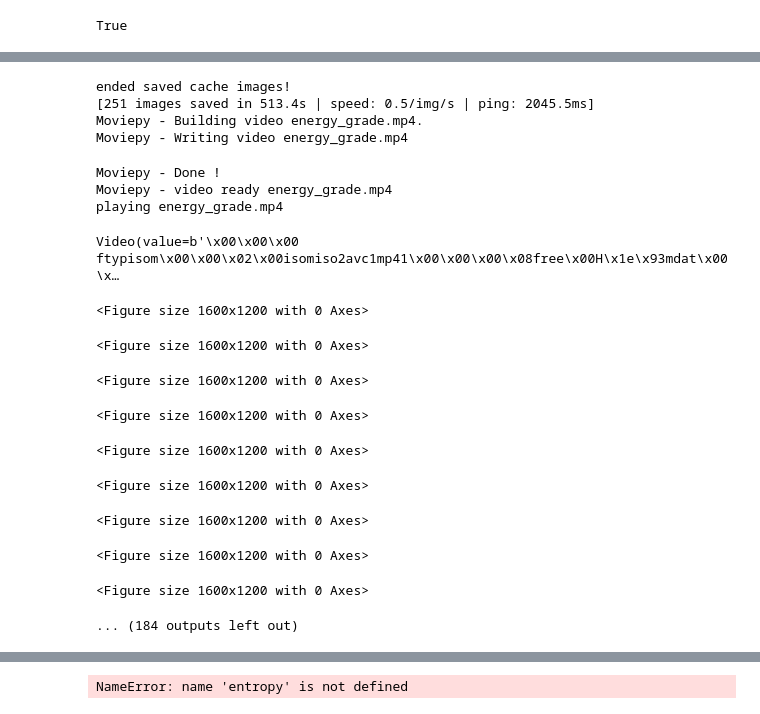
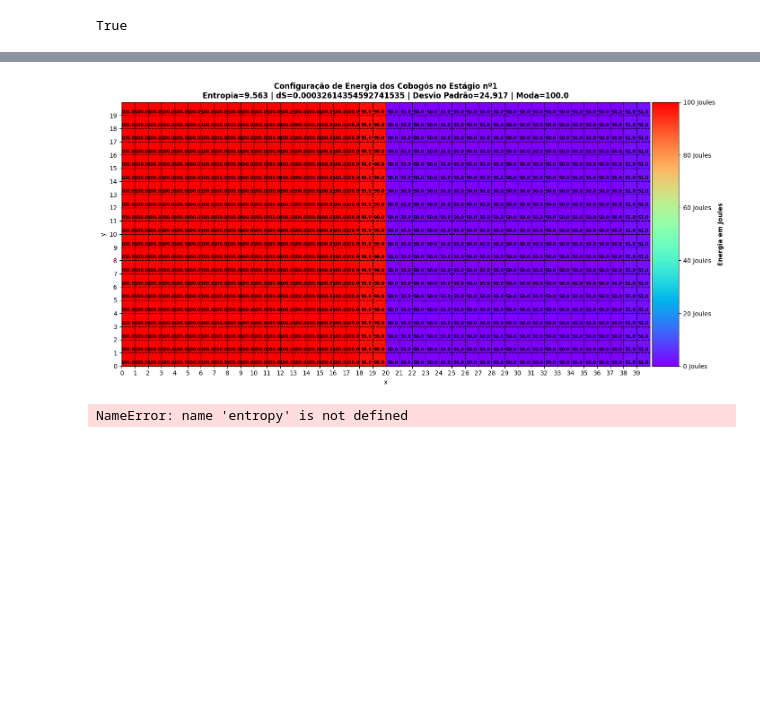
Before and after one commit to reinanbrNotebooks/Colab_Notebooks, a Jupyter notebook: grade_termodinamica.ipynb, the cells around one changed output, grey strips where cells are left out. Saved outputs shown, nothing was run; the diff lists cells and outputs as text; code cells hidden in the pictures; blank space fills up the shorter version.

```diff
--- a/grade_termodinamica.ipynb
+++ b/grade_termodinamica.ipynb
@@ -245,11 +274,13 @@ size = 40
 
 base_img = new_img_list[0]
 norm = plt.Normalize(vmin=base_img.min(), vmax=base_img.max())
+ds = np.gradient(s_list)
+
 def plot_main(i,plt):
   img_ = np.copy(new_img_list[i])
   fig = plt.figure(figsize=(16, 12))
   ax = fig.add_subplot(111)
-  cx = plt.imshow(plt.cm.rainbow(norm(img_)),extent=extent,origin='lower', interpolation='None')
+  cx = plt.imshow(plt.cm.rainbow(norm(img_)),cmap=plt.cm.rainbow,extent=extent,origin='lower', interpolation='None')
   ax = plt.gca()
   ax.set_xticks(np.arange(0, 40, 1))
   ax.set_yticks(np.arange(0, 20, 1))
@@ -258,6 +289,14 @@ def plot_main(i,plt):
   plt.xlabel("x")
   plt.ylabel("y")
   plt.grid(c='black',ls='--',lw=1)
+
+  s_ = s_list[i]
+
+  mod_ = mod_list[i]
+  std_ = std_list[i]
+
+
+  plt.title(f"Configuração de Energia dos Cobogós no Estágio nº{i}\nEntropia={s_:.3f} | dS={ds[i]} | Desvio Padrão={std_:.3f} | Moda={mod_:.1f}",fontweight='bold')
 
   divider = make_axes_locatable(ax)
   cax = divider.append_axes("right", size="5%", pad=0.05)
@@ -285,26 +324,10 @@ def plot_main(i,plt):
   return plt
 
 
-#plot_main(250,plt)
+#plot_main(0,plt)
 animate = ap(N_list,plot_main)
 animate.render_cache()
 animate.render_mp4('energy_grade.mp4',fps=6)
-# %% [output]
-ended saved cache images!
-[251 images saved in 513.4s | speed: 0.5/img/s | ping: 2045.5ms]
-Moviepy - Building video energy_grade.mp4.
-Moviepy - Writing video energy_grade.mp4
-Moviepy - Done !
-Moviepy - video ready energy_grade.mp4
-playing energy_grade.mp4
-Video(value=b'\x00\x00\x00 ftypisom\x00\x00\x02\x00isomiso2avc1mp41\x00\x00\x00\x08free\x00H\x1e\x93mdat\x00\x…
-<Figure size 1600x1200 with 0 Axes>
-<Figure size 1600x1200 with 0 Axes>
-<Figure size 1600x1200 with 0 Axes>
-<Figure size 1600x1200 with 0 Axes>
-<Figure size 1600x1200 with 0 Axes>
-<Figure size 1600x1200 with 0 Axes>
-<Figure size 1600x1200 with 0 Axes>
-<Figure size 1600x1200 with 0 Axes>
-<Figure size 1600x1200 with 0 Axes>
-... (184 outputs left out)
+# %%
+plot_main(1,plt)
+# %% [output]
@@ -311,3 +335,4 @@ Video(value=b'\x00\x00\x00 ftypisom\x00\x00\x02\x00isomiso2avc1mp41\x00\x00\x00\
+[figure, added]
 # %%
 
 N = 300
```
Also changed, not shown: parts of 13 cells of this notebook.
